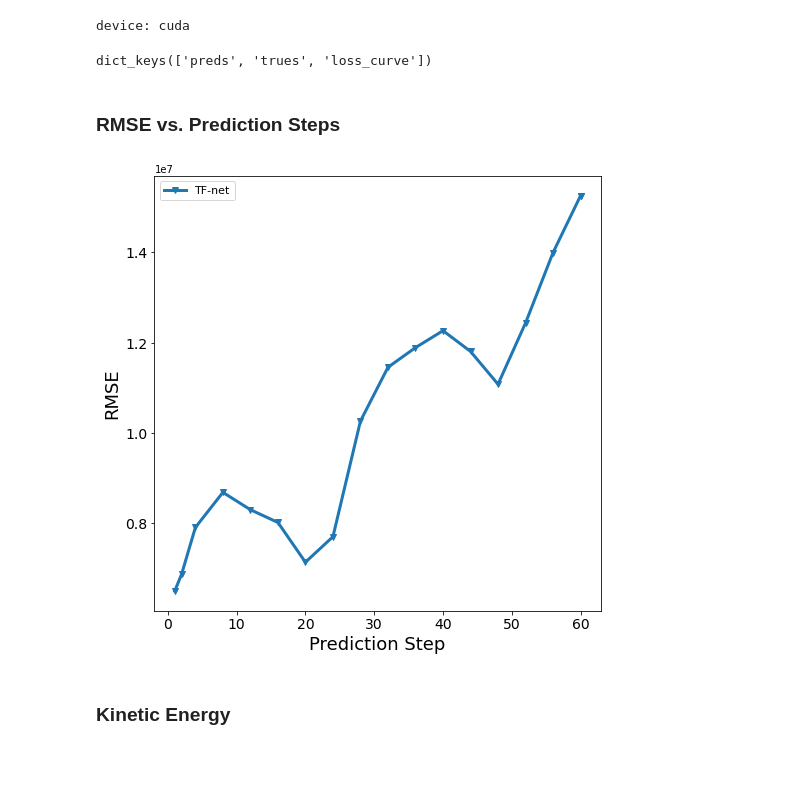
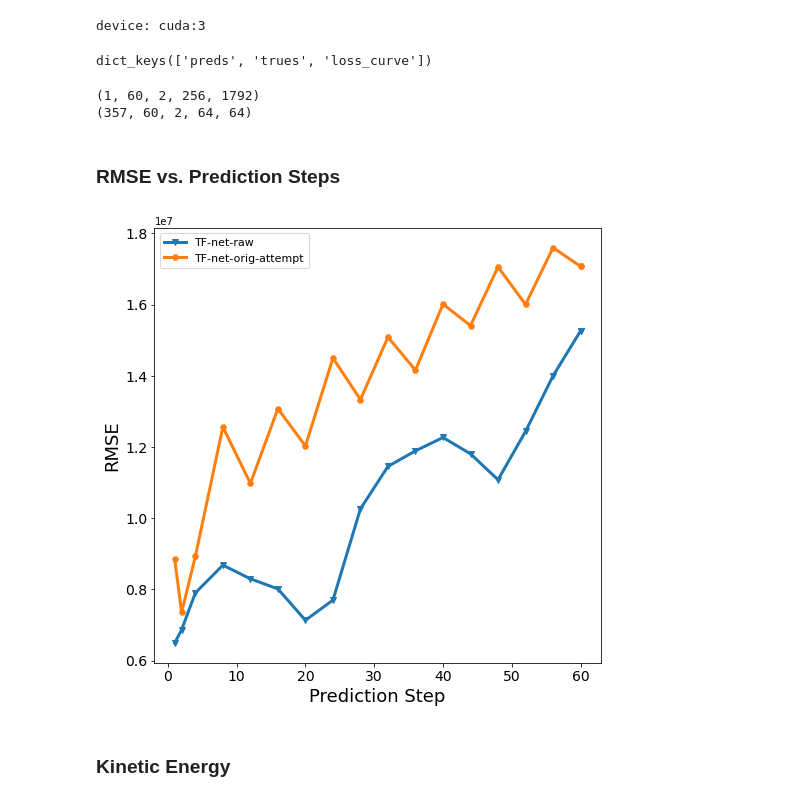
Before and after one commit to tailintalent/Turbulent-Flow-Nets, a Jupyter notebook: Evaluation/Evaluation-Raw.ipynb, the cells around one changed output. Saved outputs shown, nothing was run; the diff lists cells and outputs as text; code cells hidden in the pictures; blank space fills up the shorter version.

```diff
--- a/Evaluation/Evaluation-Raw.ipynb
+++ b/Evaluation/Evaluation-Raw.ipynb
@@ -24,11 +24,13 @@ device = torch.device("cuda" if torch.cuda.is_available() else "cpu")
 # gan = torch.load("Results/Results_64/GAN.pt")
 # tf = torch.load("Results/Results_64/TF.pt")
 # tf_con = torch.load("Results/Results_64/TF_con.pt")
+# orig_exp_1860_stack_120
 results = torch.load("results.pt")
+orig_attempt = torch.load("orig_exp_1860_stack_120.pt")
 print(f'device: {device}')
 results.keys()
 # %% [output]
-device: cuda
+device: cuda:3
 dict_keys(['preds', 'trues', 'loss_curve'])
 # %%
 colors = ["k", "tab:orange", "tab:blue", "tab:red", "tab:green", "tab:purple", "tab:brown", "tab:grey", "tab:pink"]
@@ -38,30 +40,36 @@ markers = ['o',  "H", 'v', "*", "X", "d", "P",'s', "^"]
 avg = 1.0424337
 stds = 4522.7046
 # preds = [gan["trues"]*stds+avg, tf_con["preds"]*stds+avg, tf["preds"]*stds+avg, u["preds"]*stds+avg,  gan["preds"]*stds+avg,cnn["preds"]*stds+avg, convlstm["preds"]*stds+avg, sst["preds"]*stds+avg, dhpm["preds"]*stds+avg]
-preds = [results["trues"]*stds+avg, results["preds"]*stds+avg]
+preds = [results["trues"]*stds+avg, results["preds"]*stds+avg, orig_attempt["trues"][:357]*stds+avg, orig_attempt["preds"][:357]*stds+avg]
+print(preds[0].shape)
+print(preds[2].shape)
+# %% [output]
+(1, 60, 2, 256, 1792)
+(357, 60, 2, 64, 64)
 # %% [markdown]
 ### RMSE vs. Prediction Steps
 # %%
 fig=plt.figure(figsize=(8, 8))
 idx = np.array([0,1] + list(range(3,60,4))+[59])
 # plt.plot(idx+1, tf_con['loss_curve'][idx]*stds, label = "Con TF-net", marker=markers[1], linewidth = 1.5, color = colors[1])
-plt.plot(idx+1,  results['loss_curve'][idx]*stds, label = "TF-net", marker=markers[2], linewidth = 3, color = colors[2])
+plt.plot(idx+1,  results['loss_curve'][idx]*stds, label = "TF-net-raw", marker=markers[2], linewidth = 3, color = colors[2])
+plt.plot(idx+1,  orig_attempt['loss_curve'][idx]*stds, label = "TF-net-orig-attempt", marker=markers[1], linewidth = 3, color = colors[1])
 # plt.plot(idx+1, u['loss_curve'][idx]*stds, label = "U_net", marker=markers[3], linewidth = 1.5, color = colors[3])
 # plt.plot(idx+1, gan['loss_curve'][idx]*stds, label = "GAN", marker=markers[4], linewidth = 1.5, color = colors[4])
 # plt.plot(idx+1, cnn['loss_curve'][idx]*stds, label = "ResNet", marker= markers[5], linewidth = 1.5, color = colors[5])
 # plt.plot(idx+1, convlstm['loss_curve'][idx]*stds, label = "ConvLSTM", marker= markers[6], linewidth = 1.5, color = colors[6])
 # plt.plot(idx+1, sst['loss_curve'][idx]*stds, label = "SST", marker= markers[7], linewidth = 1.5, color = colors[7])
 # plt.plot(idx+1, dhpm['loss_curve'][idx]*stds, label = "DHPM", marker=markers[8], linewidth = 1.5, color = colors[8])
 
 plt.ylabel("RMSE", size = 18)
 plt.xlabel("Prediction Step", size = 18)
 plt.legend(fontsize=11)
 plt.xticks(fontsize=14)
 plt.yticks(fontsize=14)
 #plt.savefig("rmse_horizon.png", dpi = 400, bbox_inches = 'tight')
 plt.show()
 # %% [output]
-[figure, old version]
+[figure, new version]
 # %% [markdown]
 ### Kinetic Energy
 # %%
```
Also changed, not shown: parts of 8 cells of this notebook, 2 other files.
